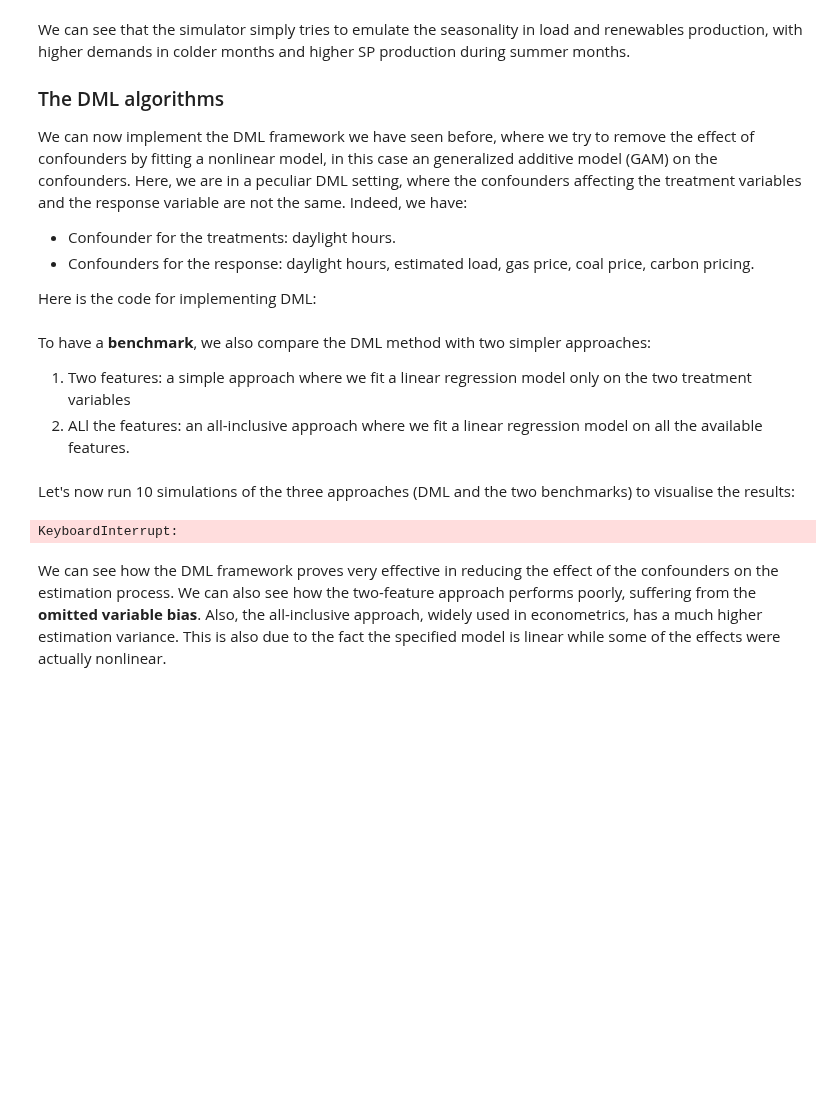
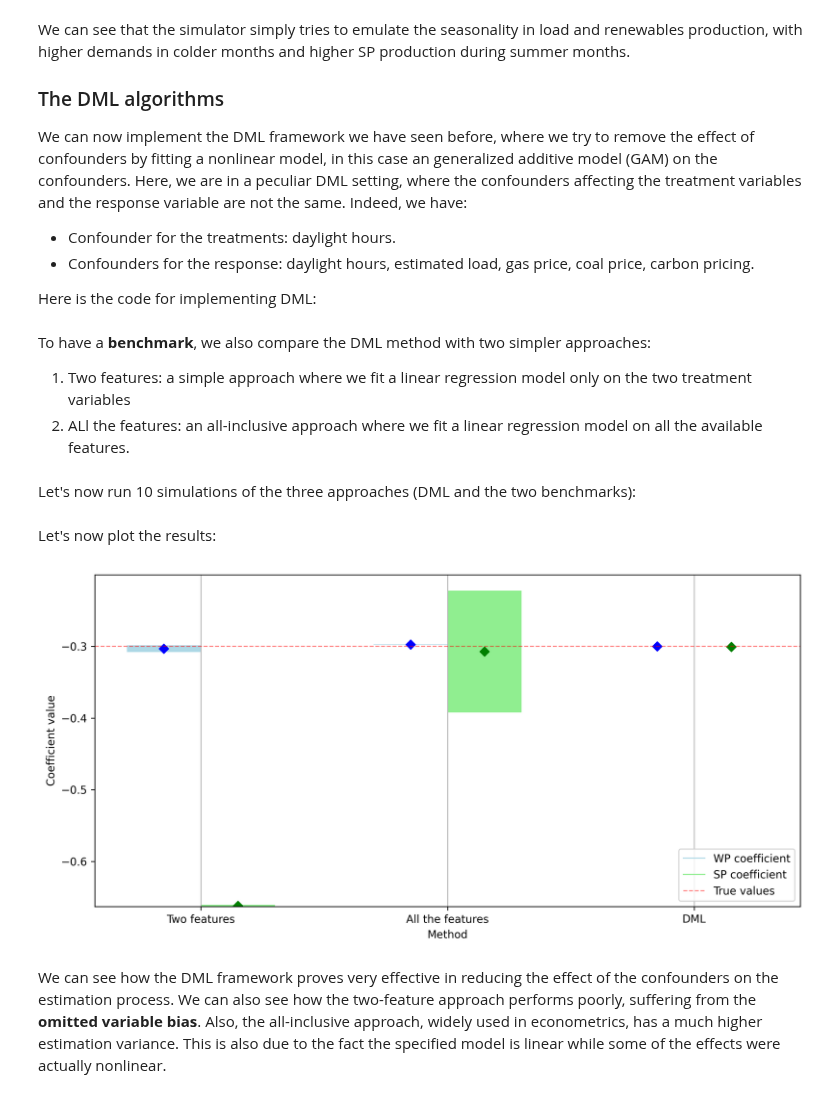
Before and after one commit to dcacciarelli/my-causality-book, a Jupyter notebook: _build/jupyter_execute/notebooks/double_machine_learning.ipynb, the cells around one changed output. Cells and saved outputs as stored; diff of their text form; code cells hidden in the pictures; blank space fills up the shorter version.

```diff
--- a/_build/jupyter_execute/notebooks/double_machine_learning.ipynb
+++ b/_build/jupyter_execute/notebooks/double_machine_learning.ipynb
@@ -188,6 +188,6 @@ def generate_data(n_years=1, random_seed=None, plot_time_series=False):
 
     return data
 
-generate_data(n_years=3, random_seed=0, plot_time_series=True)
+data = generate_data(n_years=3, random_seed=0, plot_time_series=True)
 # %% [output]
 [figure]
@@ -215,7 +202,7 @@ We can now implement the DML framework we have seen before, where we try to remo
 
 Here is the code for implementing DML:
 # %%
-def dml_algorithm(data, n_splits=5, n_repeats=10, seed=42):
+def dml_algorithm(data, n_splits=5, n_repeats=3, seed=42):
     results = []
     kf = KFold(n_splits=n_splits, shuffle=True, random_state=seed)
 
@@ -268,4 +255,4 @@ def fit_models(data):
 
     return results
 # %% [markdown]
-Let's now run 10 simulations of the three approaches (DML and the two benchmarks) to visualise the results:
+Let's now run 10 simulations of the three approaches (DML and the two benchmarks):
@@ -272,35 +289,6 @@ Let's now run 10 simulations of the three approaches (DML and the two benchmarks
+# %% [markdown]
+Let's now plot the results:
 # %%
-n_iterations = 10
-coefficients = {
-    'wp_sp': [],
-    'all': [],
-    'DML': []
-}
-
-# Loop to generate data, residualize covariates, and fit models
-for i in tqdm(range(n_iterations)):
-    df = generate_data(n_years=3, random_seed=i)
-    # df_residualized = residualize_data(df)
-    df_residualized = df.copy()
-    res1 = fit_models(df)
-    res2 = dml_algorithm(df_residualized, seed=i)
-
-    for key in res1:
-        coefficients[key].append(res1[key])
-    coefficients['DML'].append(res2)
-
-# Convert to DataFrame for analysis
-coefficients_df = {key: np.array(value) for key, value in coefficients.items()}
-coefficients_df = pd.DataFrame({
-    'Two features_wp': coefficients_df['wp_sp'][:, 0],
-    'Two features_sp': coefficients_df['wp_sp'][:, 1],
-    'All the features_wp': coefficients_df['all'][:, 0],
-    'All the features_sp': coefficients_df['all'][:, 1],
-    'DML_wp': coefficients_df['DML'][:, 0],
-    'DML_sp': coefficients_df['DML'][:, 1]
-})
-
-
 # Define the labels and colors
 labels = ['Two features', 'All the features', 'DML']
 colors = ['lightblue', 'lightgreen']
@@ -327,33 +315,33 @@ for i, label in enumerate(labels):
 
     # WP bars and points
     ax.bar(offset_wp, wp_data['P90'].values - wp_data['P10'].values, bottom=wp_data['P10'].values, width=bar_width, color='lightblue', label='WP coefficient' if i == 0 else "")
     ax.scatter(offset_wp, wp_data['P50'].values, color='blue', marker='D')
 
     # SP bars and points
     ax.bar(offset_sp, sp_data['P90'].values - sp_data['P10'].values, bottom=sp_data['P10'].values, width=bar_width, color='lightgreen', label='SP coefficient' if i == 0 else "")
     ax.scatter(offset_sp, sp_data['P50'].values, color='green', marker='D')
 
 # Set x-axis labels
 ax.set_xticks(bins)
 ax.set_xticklabels(labels)
 
 # Simplified legend
 handles = [
     plt.Line2D([0], [0], color='lightblue', lw=1, label='WP coefficient'),
     plt.Line2D([0], [0], color='lightgreen', lw=1, label='SP coefficient'),
     plt.Line2D([0], [0], color='red', linewidth=1, alpha=0.5, ls='--', label='True values')
 ]
 
 # Add horizontal line for the true value
 ax.axhline(y=-0.3, color='red', linestyle='--', linewidth=1, alpha=0.5)
 # ax.set_title('Quantiles of Estimated Coefficients for WP and SP')
 ax.set_xlabel('Method')
 ax.set_ylabel('Coefficient value')
 ax.grid(axis='x')
 ax.legend(handles=handles, loc='lower right')
 plt.tight_layout()
 plt.show()
 # %% [output]
-KeyboardInterrupt:
+[figure, added]
 # %% [markdown]
 We can see how the DML framework proves very effective in reducing the effect of the confounders on the estimation process. We can also see how the two-feature approach performs poorly, suffering from the **omitted variable bias**. Also, the all-inclusive approach, widely used in econometrics, has a much higher estimation variance. This is also due to the fact the specified model is linear while some of the effects were actually nonlinear.
```
Also changed, not shown: parts of 2 cells of this notebook, 6 other files.
